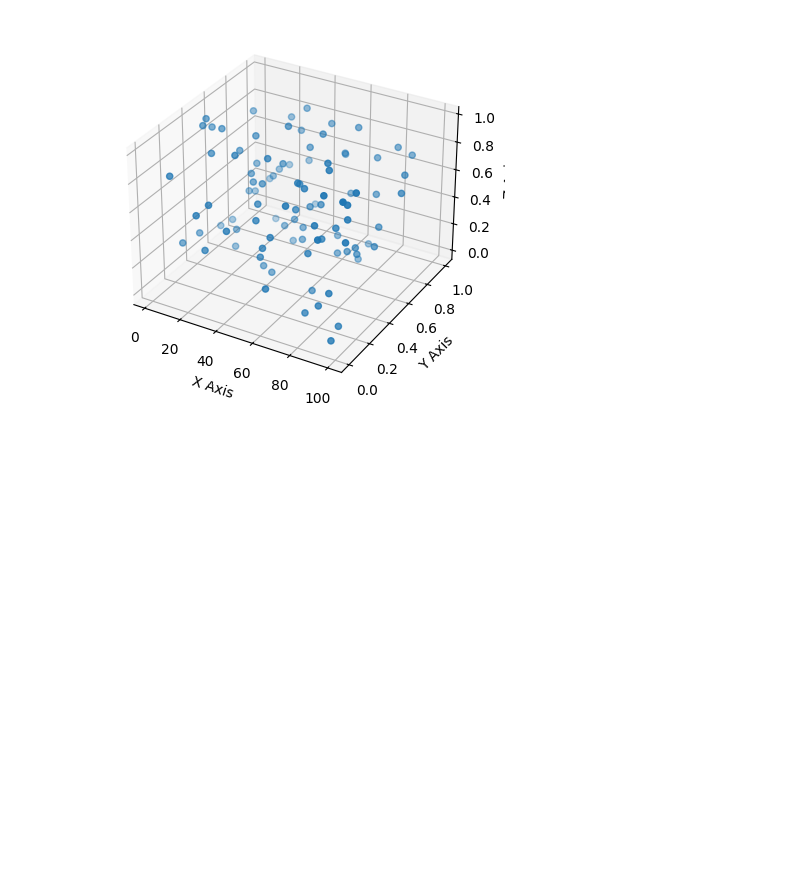
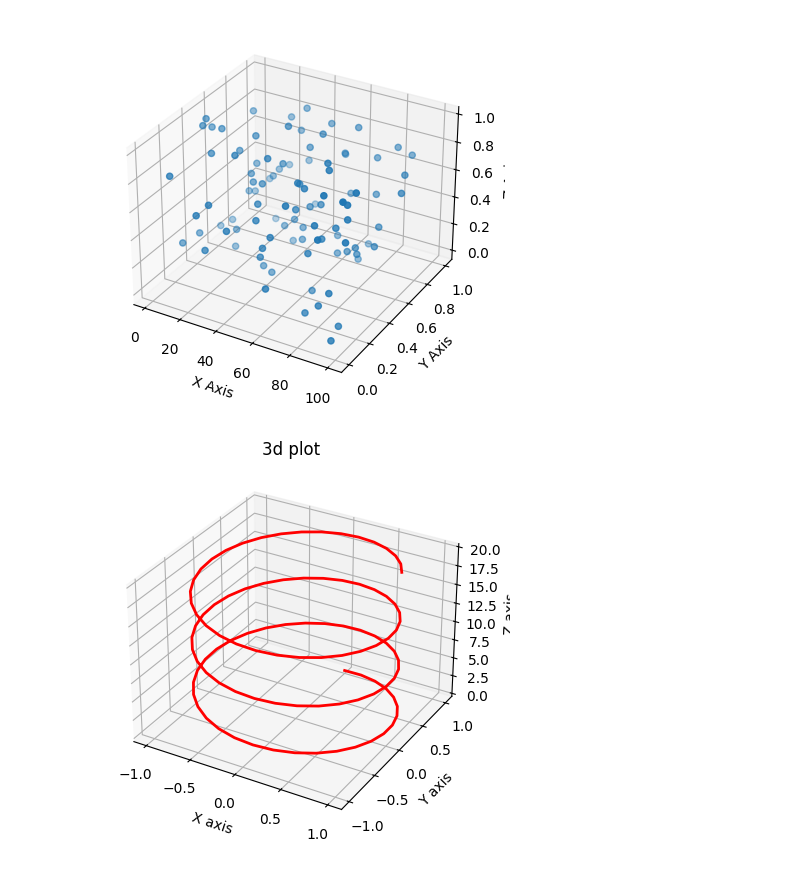
Before and after one commit to Mostafij-k/Python-Learning, a Jupyter notebook: Data/MatplotLib.ipynb, the cells around one changed output. Cells and saved outputs as stored; diff of their text form; code cells hidden in the pictures; blank space fills up the shorter version.

```diff
--- a/Data/MatplotLib.ipynb
+++ b/Data/MatplotLib.ipynb
@@ -200,3 +200,29 @@ axes.set_zlabel("Z Axis")
 plt.show()
 # %% [output]
 [figure]
+# %%
+# 3D Line plot
+from matplotlib import pyplot as plt
+import numpy as np
+from mpl_toolkits.mplot3d import Axes3D
+
+# Create a number
+num=np.linspace(0,20,100)
+x=np.sin(num)
+y=np.cos(num)
+z=num
+# create a 3d figure
+fig=plt.figure()        # Create a new empty figure
+ax=fig.add_subplot(111, projection='3d')
+# plot 3d line
+ax.plot(x,y,z, color='red', linewidth=2)
+
+# add label
+ax.set_xlabel('X axis')
+ax.set_ylabel('Y axis')
+ax.set_zlabel('Z axis')
+ax.set_title('3d plot')
+# Show the plot
+plt.show()
+# %% [output]
+[figure, added]
```
